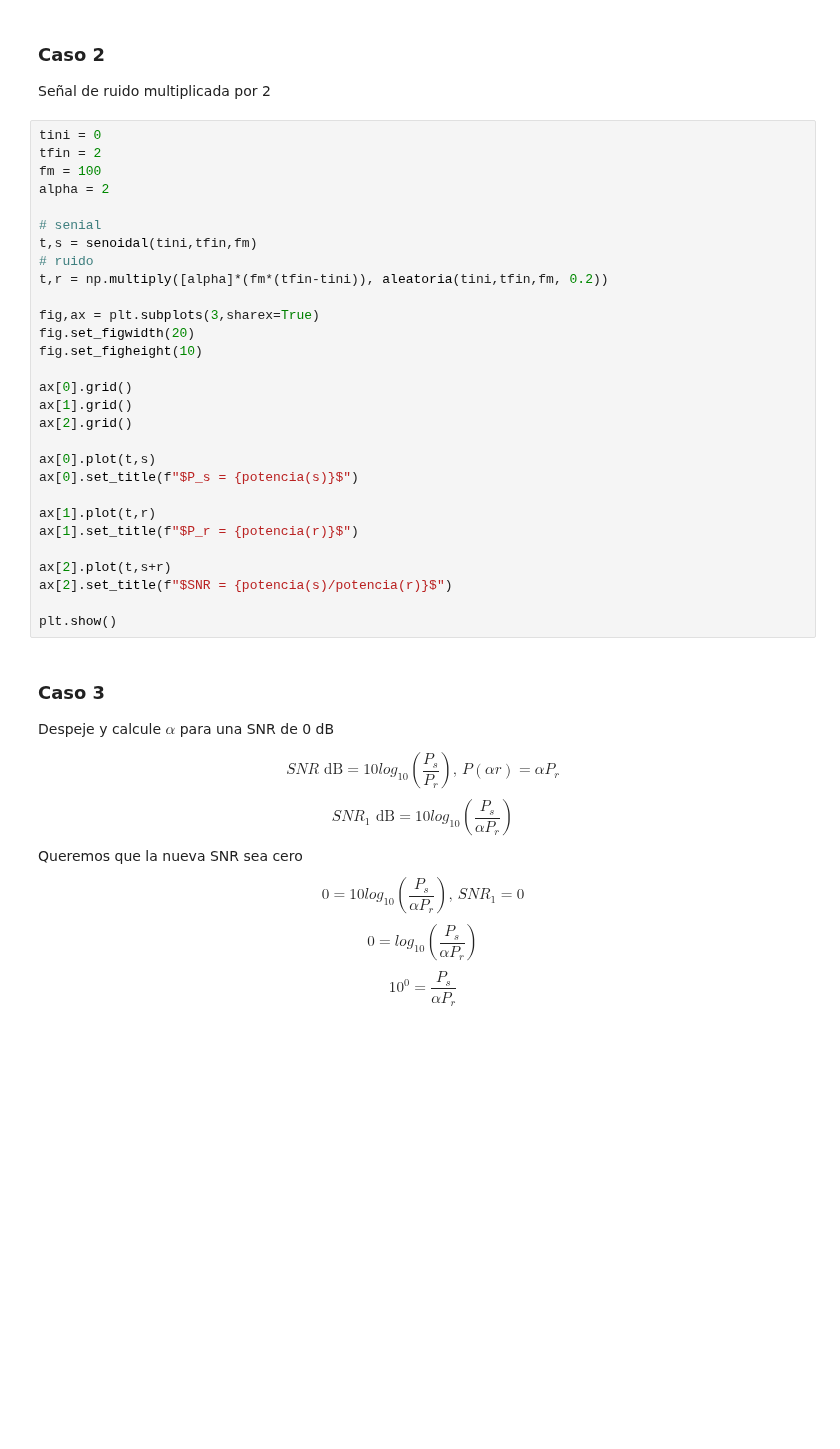
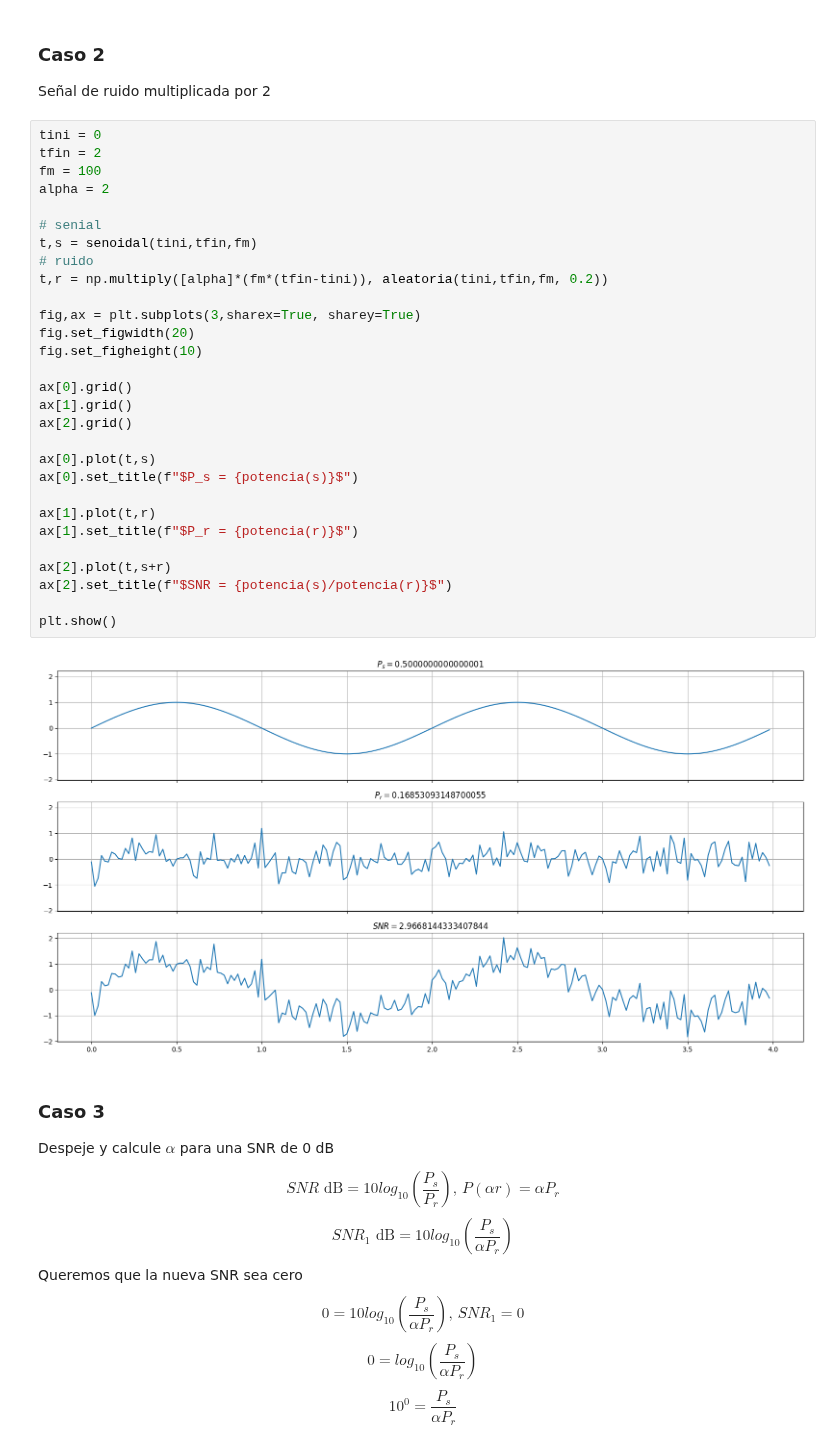
Before and after one commit to francoherg/PDS-2025, a Jupyter notebook: Practica/Guia1/1-8.ipynb, the cells around one changed output. Cells and saved outputs as stored; diff of their text form; blank space fills up the shorter version.

```diff
--- a/Practica/Guia1/1-8.ipynb
+++ b/Practica/Guia1/1-8.ipynb
@@ -63,32 +65,34 @@ Señal de ruido multiplicada por 2
 # %%
 tini = 0
 tfin = 2
 fm = 100
 alpha = 2
 
 # senial
 t,s = senoidal(tini,tfin,fm)
 # ruido
 t,r = np.multiply([alpha]*(fm*(tfin-tini)), aleatoria(tini,tfin,fm, 0.2))
 
-fig,ax = plt.subplots(3,sharex=True)
+fig,ax = plt.subplots(3,sharex=True, sharey=True)
 fig.set_figwidth(20)
 fig.set_figheight(10)
 
 ax[0].grid()
 ax[1].grid()
 ax[2].grid()
 
 ax[0].plot(t,s)
 ax[0].set_title(f"$P_s = {potencia(s)}$")
 
 ax[1].plot(t,r)
 ax[1].set_title(f"$P_r = {potencia(r)}$")
 
 ax[2].plot(t,s+r)
 ax[2].set_title(f"$SNR = {potencia(s)/potencia(r)}$")
 
 plt.show()
+# %% [output]
+[figure, added]
 # %% [markdown]
 ### Caso 3
 
```
Also changed, not shown: parts of 2 cells of this notebook.
